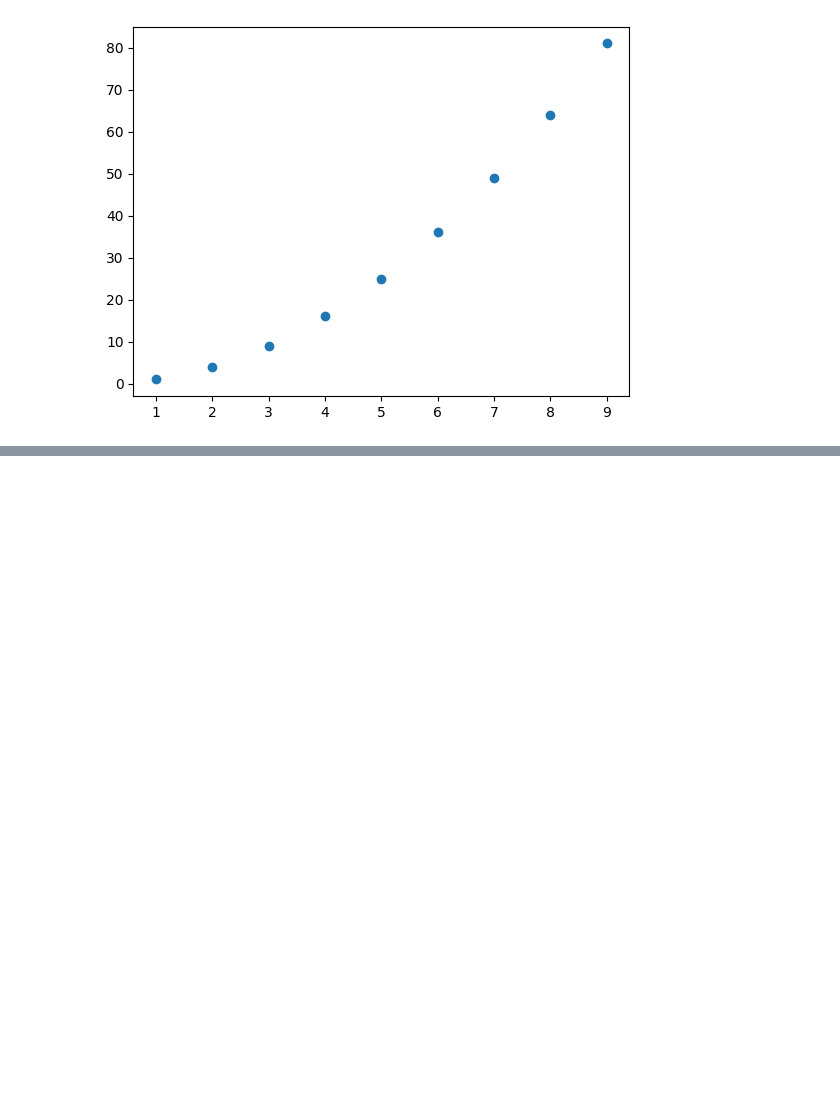
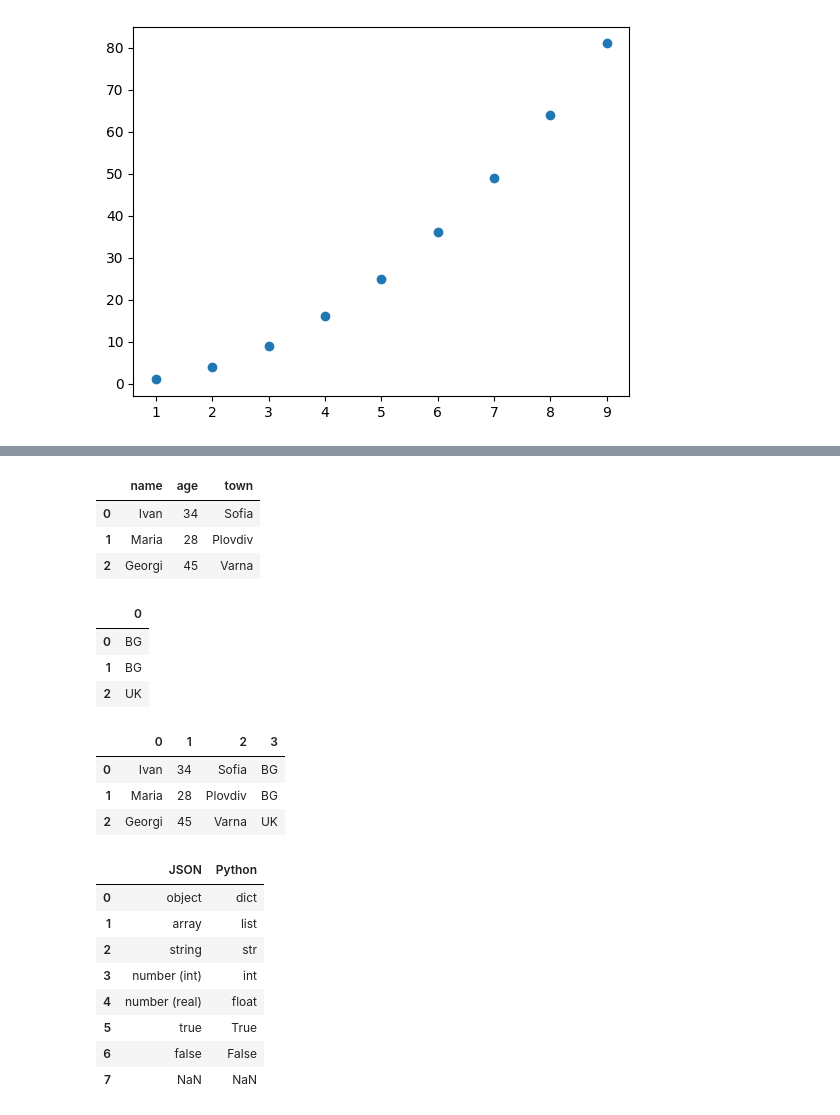
Before and after one commit to ProgressBG-Python-Course/ProgressBG-Python-Labs, a Jupyter notebook: Lab13/first_notebook.ipynb, the cells around one changed output, grey strips where cells are left out. Saved outputs shown, nothing was run; the diff lists cells and outputs as text; code cells hidden in the pictures; blank space fills up the shorter version.

Commit message:
Lab13: 27.04.2024 DONE: Data Science basics

```diff
--- a/Lab13/first_notebook.ipynb
+++ b/Lab13/first_notebook.ipynb
@@ -12,0 +159,25 @@ plt.scatter(X, Y)
+# %%
+df = pd.read_csv('./datasets/users.csv', header=None)
+df.columns=['name', 'age', 'town']
+df
+# %% [output]
+|  | name | age | town |
+| 0 | Ivan | 34 | Sofia |
+| 1 | Maria | 28 | Plovdiv |
+| 2 | Georgi | 45 | Varna |
+# %%
+country = pd.DataFrame(['BG', 'BG', 'UK'])
+country
+# %% [output]
+|  | 0 |
+| 0 | BG |
+| 1 | BG |
+| 2 | UK |
+# %%
+df = pd.concat([df, country], axis=1, ignore_index=True)
+df
+# %% [output]
+|  | 0 | 1 | 2 | 3 |
+| 0 | Ivan | 34 | Sofia | BG |
+| 1 | Maria | 28 | Plovdiv | BG |
+| 2 | Georgi | 45 | Varna | UK |
@@ -12,0 +186,16 @@ plt.scatter(X, Y)
+# %%
+tables = pd.read_html('https://docs.python.org/3/library/json.html')
+df1= tables[0]
+df2= tables[1]
+# %%
+df1
+# %% [output]
+|  | JSON | Python |
+| 0 | object | dict |
+| 1 | array | list |
+| 2 | string | str |
+| 3 | number (int) | int |
+| 4 | number (real) | float |
+| 5 | true | True |
+| 6 | false | False |
+| 7 | NaN | NaN |
```
Also changed, not shown: parts of 33 cells of this notebook, 3 other files.
